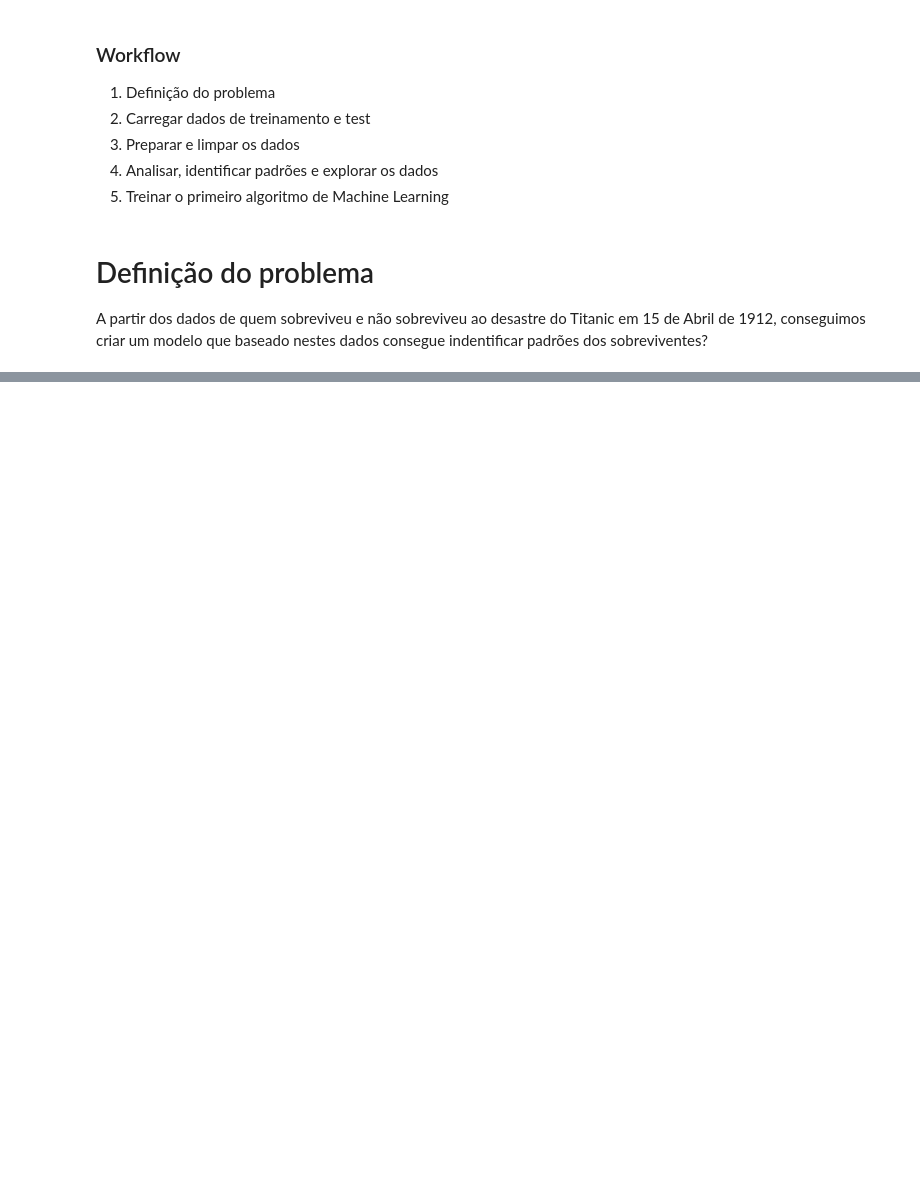
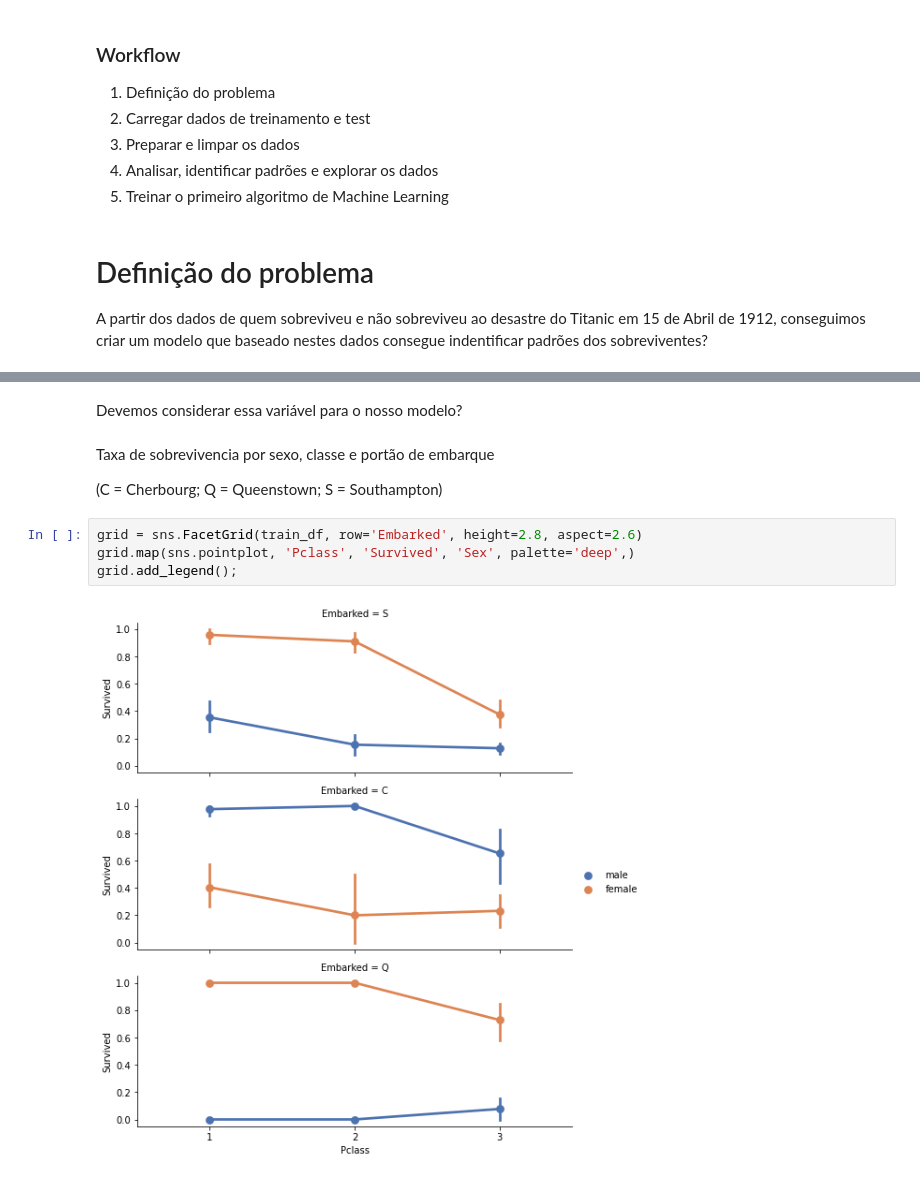
Before and after one commit to pedrocwb/pos-fiep, a Jupyter notebook: Titanic.ipynb, the cells around one changed output, grey strips where cells are left out. Cells and saved outputs as stored; diff of their text form; blank space fills up the shorter version.

```diff
--- a/Titanic.ipynb
+++ b/Titanic.ipynb
@@ -26,0 +183,12 @@ combine = [train_df, test_df]
+# %% [markdown]
+Devemos considerar essa variável para o nosso modelo?
+# %% [markdown]
+Taxa de sobrevivencia por sexo, classe e portão de embarque
+
+(C = Cherbourg; Q = Queenstown; S = Southampton)
+# %%
+grid = sns.FacetGrid(train_df, row='Embarked', height=2.8, aspect=2.6)
+grid.map(sns.pointplot, 'Pclass', 'Survived', 'Sex', palette='deep',)
+grid.add_legend();
+# %% [output]
+[figure, added]
```
Also changed, not shown: parts of 82 cells of this notebook, 2 other files.
